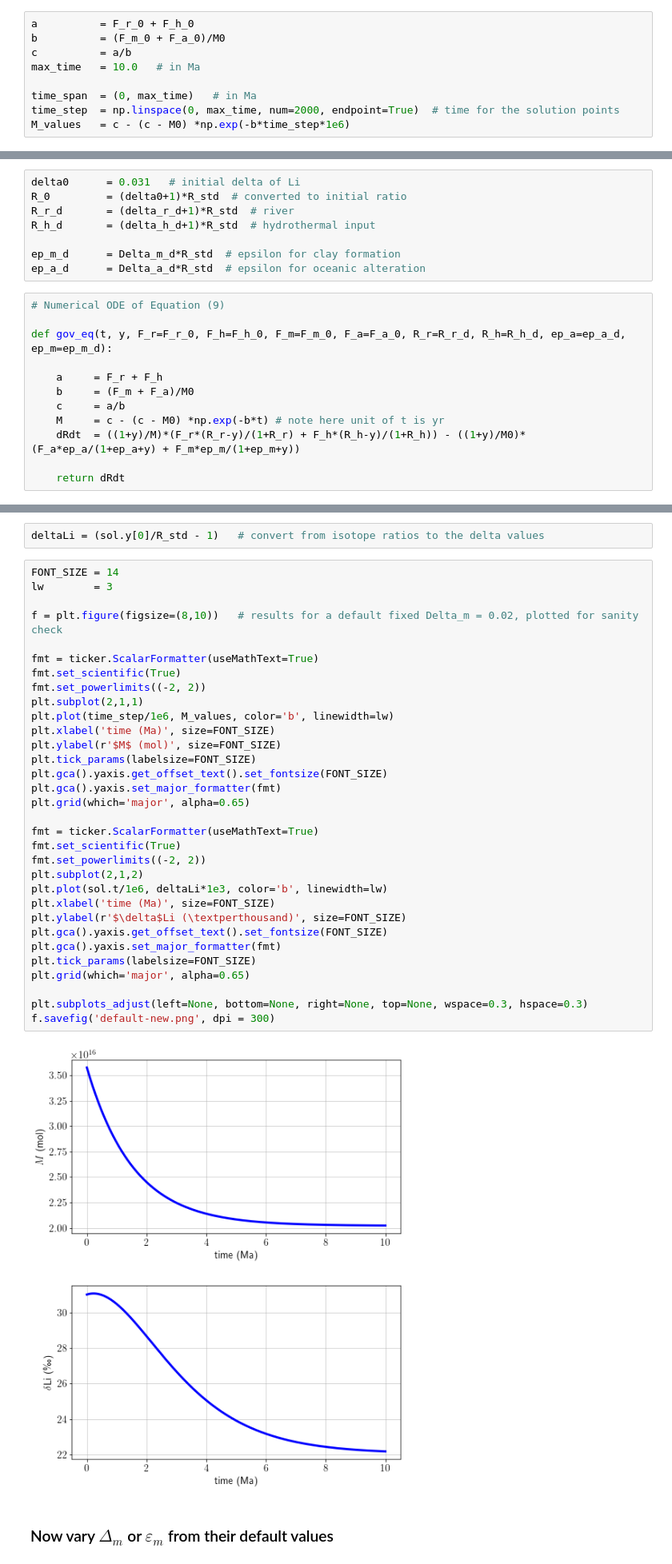
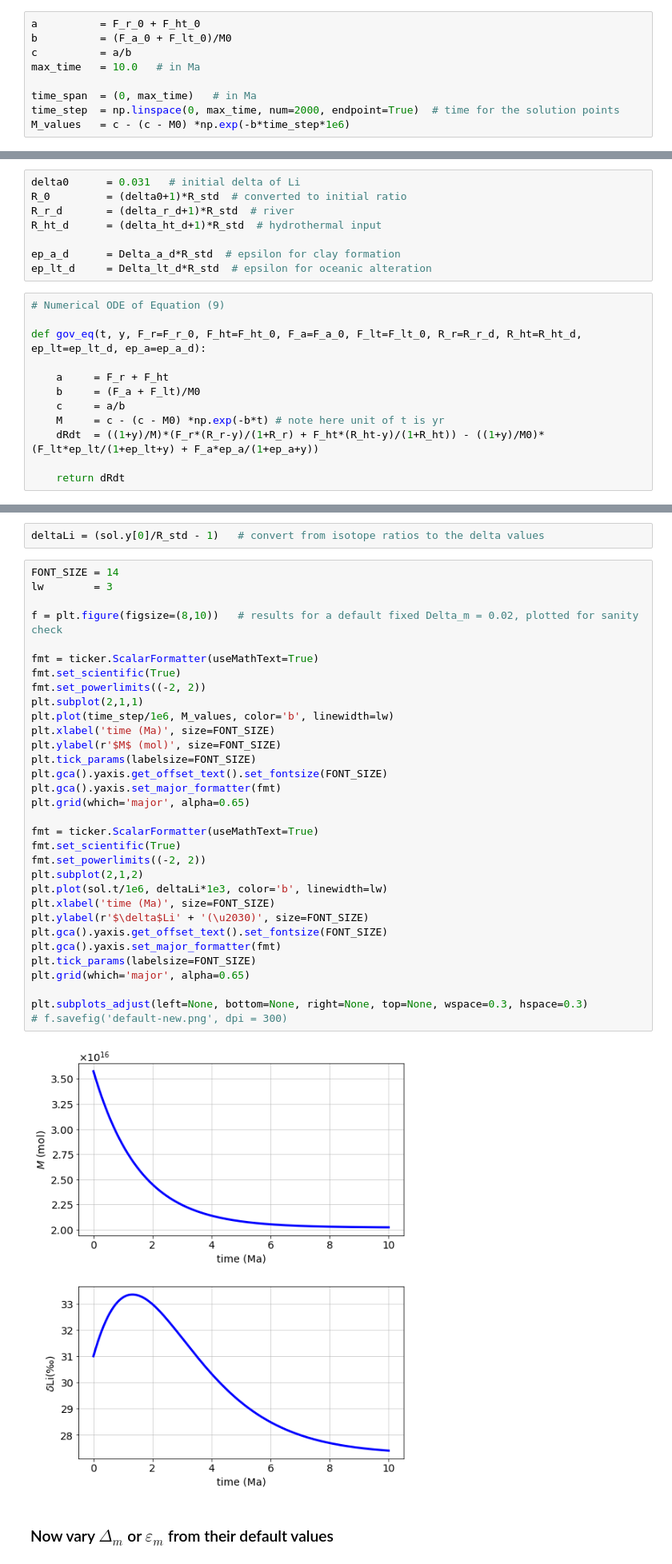
Before and after one commit to eart0381/BoxModel, a Jupyter notebook: ODE_solve2.ipynb, the cells around one changed output, grey strips where cells are left out. Shown at 80% size. Drawn from its saved outputs; the diff is of its cells as text.

```diff
--- a/ODE_solve2.ipynb
+++ b/ODE_solve2.ipynb
@@ -113,8 +119,8 @@ Delta_m_d = -0.02  # Note this is  delta_seawater - delta_m
 # %% [markdown]
 ### Plot for M(t)
 # %%
-a          = F_r_0 + F_h_0
-b          = (F_m_0 + F_a_0)/M0
+a          = F_r_0 + F_ht_0
+b          = (F_a_0 + F_lt_0)/M0
 c          = a/b
 max_time   = 10.0   # in Ma
 
@@ -152,20 +158,20 @@ plt.grid(which='major', alpha=0.65)
 delta0      = 0.031   # initial delta of Li
 R_0         = (delta0+1)*R_std  # converted to initial ratio
 R_r_d       = (delta_r_d+1)*R_std  # river
-R_h_d       = (delta_h_d+1)*R_std  # hydrothermal input
+R_ht_d      = (delta_ht_d+1)*R_std  # hydrothermal input
 
-ep_m_d      = Delta_m_d*R_std  # epsilon for clay formation
-ep_a_d      = Delta_a_d*R_std  # epsilon for oceanic alteration
+ep_a_d      = Delta_a_d*R_std  # epsilon for clay formation
+ep_lt_d     = Delta_lt_d*R_std  # epsilon for oceanic alteration
 # %%
 # Numerical ODE of Equation (9)
 
-def gov_eq(t, y, F_r=F_r_0, F_h=F_h_0, F_m=F_m_0, F_a=F_a_0, R_r=R_r_d, R_h=R_h_d, ep_a=ep_a_d, ep_m=ep_m_d):
+def gov_eq(t, y, F_r=F_r_0, F_ht=F_ht_0, F_a=F_a_0, F_lt=F_lt_0, R_r=R_r_d, R_ht=R_ht_d, ep_lt=ep_lt_d, ep_a=ep_a_d):
 
-    a     = F_r + F_h
-    b     = (F_m + F_a)/M0
+    a     = F_r + F_ht
+    b     = (F_a + F_lt)/M0
     c     = a/b
     M     = c - (c - M0) *np.exp(-b*t) # note here unit of t is yr
-    dRdt  = ((1+y)/M)*(F_r*(R_r-y)/(1+R_r) + F_h*(R_h-y)/(1+R_h)) - ((1+y)/M0)*(F_a*ep_a/(1+ep_a+y) + F_m*ep_m/(1+ep_m+y))
+    dRdt  = ((1+y)/M)*(F_r*(R_r-y)/(1+R_r) + F_ht*(R_ht-y)/(1+R_ht)) - ((1+y)/M0)*(F_lt*ep_lt/(1+ep_lt+y) + F_a*ep_a/(1+ep_a+y))
 
     return dRdt
 # %%
@@ -196,36 +202,36 @@ deltaLi = (sol.y[0]/R_std - 1)   # convert from isotope ratios to the delta valu
 FONT_SIZE = 14
 lw        = 3
 
 f = plt.figure(figsize=(8,10))   # results for a default fixed Delta_m = 0.02, plotted for sanity check
 
 fmt = ticker.ScalarFormatter(useMathText=True)
 fmt.set_scientific(True)
 fmt.set_powerlimits((-2, 2))
 plt.subplot(2,1,1)
 plt.plot(time_step/1e6, M_values, color='b', linewidth=lw)
 plt.xlabel('time (Ma)', size=FONT_SIZE)
 plt.ylabel(r'$M$ (mol)', size=FONT_SIZE)
 plt.tick_params(labelsize=FONT_SIZE)
 plt.gca().yaxis.get_offset_text().set_fontsize(FONT_SIZE)
 plt.gca().yaxis.set_major_formatter(fmt)
 plt.grid(which='major', alpha=0.65)
 
 fmt = ticker.ScalarFormatter(useMathText=True)
 fmt.set_scientific(True)
 fmt.set_powerlimits((-2, 2))
 plt.subplot(2,1,2)
 plt.plot(sol.t/1e6, deltaLi*1e3, color='b', linewidth=lw)
 plt.xlabel('time (Ma)', size=FONT_SIZE)
-plt.ylabel(r'$\delta$Li (\textperthousand)', size=FONT_SIZE)
+plt.ylabel(r'$\delta$Li' + '(\u2030)', size=FONT_SIZE)
 plt.gca().yaxis.get_offset_text().set_fontsize(FONT_SIZE)
 plt.gca().yaxis.set_major_formatter(fmt)
 plt.tick_params(labelsize=FONT_SIZE)
 plt.grid(which='major', alpha=0.65)
 
 plt.subplots_adjust(left=None, bottom=None, right=None, top=None, wspace=0.3, hspace=0.3)
-f.savefig('default-new.png', dpi = 300)
+# f.savefig('default-new.png', dpi = 300)
 # %% [output]
-[figure, old version]
+[figure, new version]
 # %% [markdown]
 ### Now vary $\Delta_m$ or $\varepsilon_m$ from their default values
 # %%
```
Also changed, not shown: parts of 9 cells of this notebook, 1 other file.
